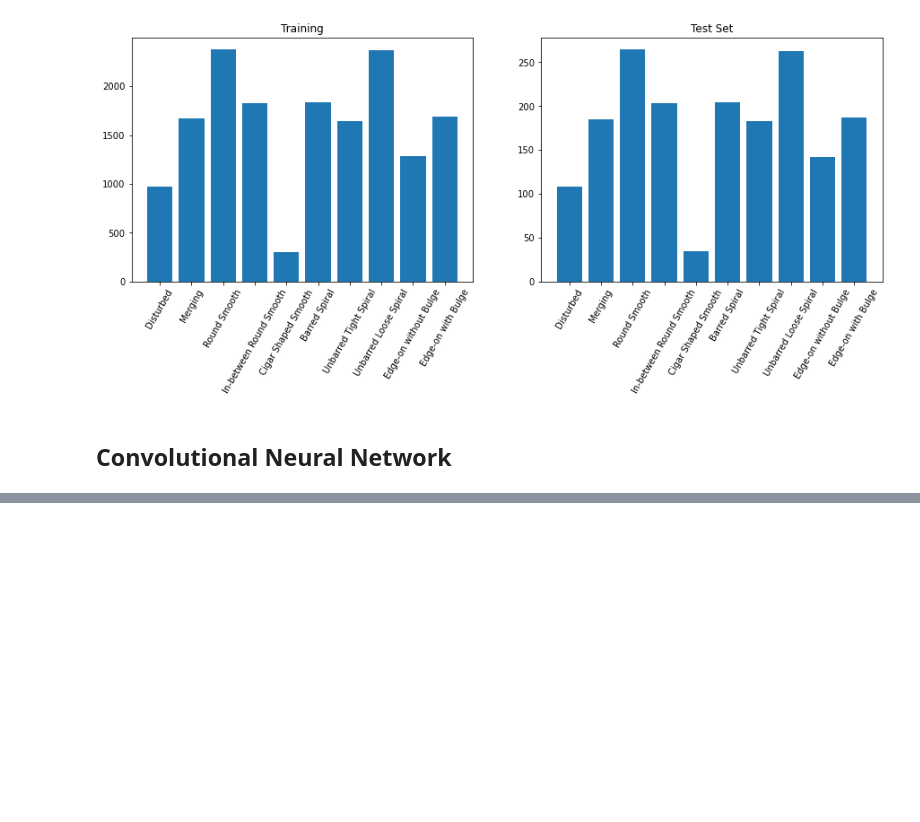
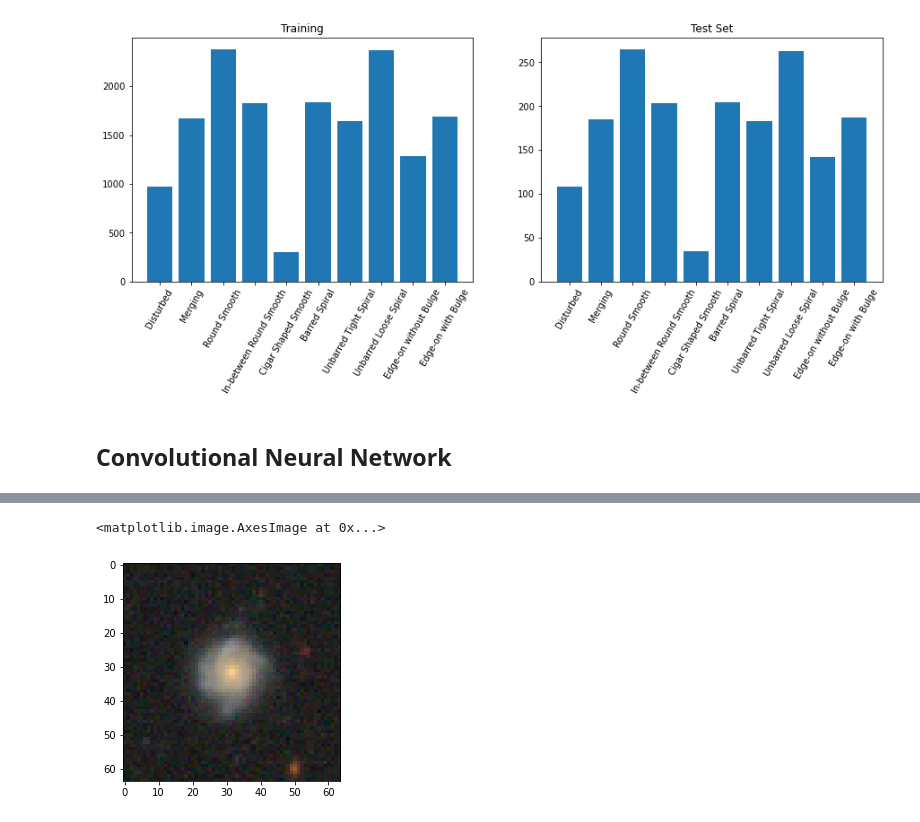
Before and after one commit to jstodd867/galaxy-classification, a Jupyter notebook: Exploration.ipynb, the cells around one changed output, grey strips where cells are left out. Saved outputs shown, nothing was run; the diff lists cells and outputs as text; code cells hidden in the pictures; blank space fills up the shorter version.

```diff
--- a/Exploration.ipynb
+++ b/Exploration.ipynb
@@ -82,7 +75,7 @@ ax.set_xticklabels(label_names, rotation=60);
 [figure]
 # %%
 # Split into train and test sets
-X_train, X_test, y_train, y_test = train_test_split(images, cat_labels, test_size=0.1, stratify=labels)
-#X_train, X_test, y_train, y_test = train_test_split(images, labels, test_size=0.1, stratify=labels)
+#X_train, X_test, y_train, y_test = train_test_split(images, cat_labels, test_size=0.1, stratify=labels)
+X_train, X_test, y_train, y_test = train_test_split(images, labels, test_size=0.1, stratify=labels)
 # %%
 print(y_train.shape, y_test.shape)
@@ -106,0 +113,7 @@ Text(0.5, 1.0, 'Test Set')
+# %%
+# Normalize pixel values to be between 0 and 1
+X_train, X_test = X_train / 255.0, X_test / 255.0
+# %%
+resized_images = tf.image.resize(X_train,[128,128])
+# %%
+train_images, test_images = resized_images.numpy()[:,32:96,32:96,:], tf.image.resize(X_test,[128,128]).numpy()[:,32:96,32:96,:]
@@ -106,0 +189,5 @@ Text(0.5, 1.0, 'Test Set')
+# %%
+plt.imshow(test_images[11])
+# %% [output]
+<matplotlib.image.AxesImage at 0x...>
+[figure, added]
```
Also changed, not shown: parts of 24 cells of this notebook.
